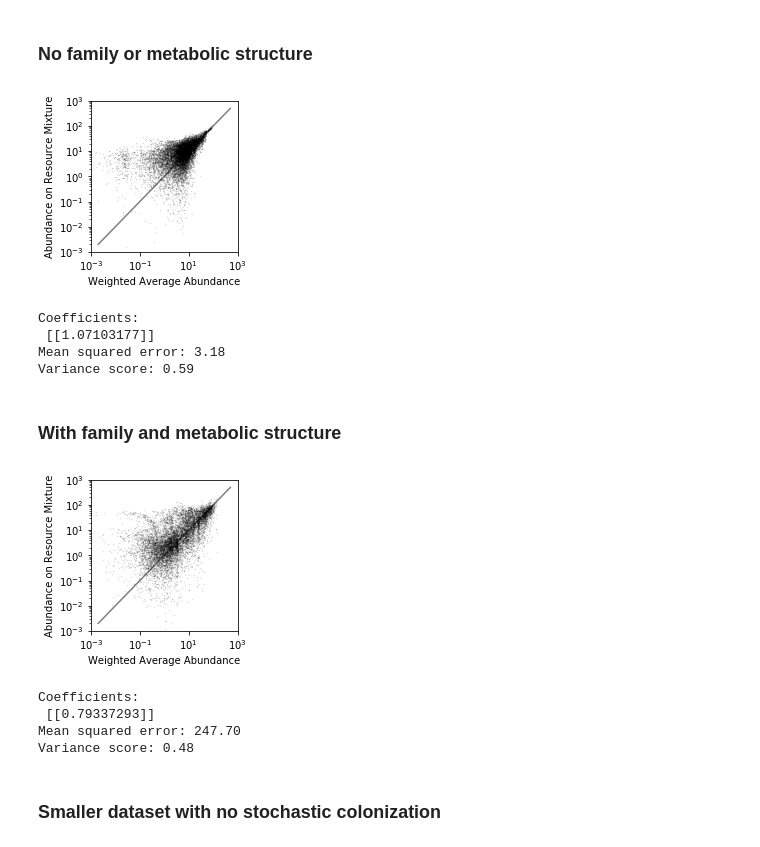
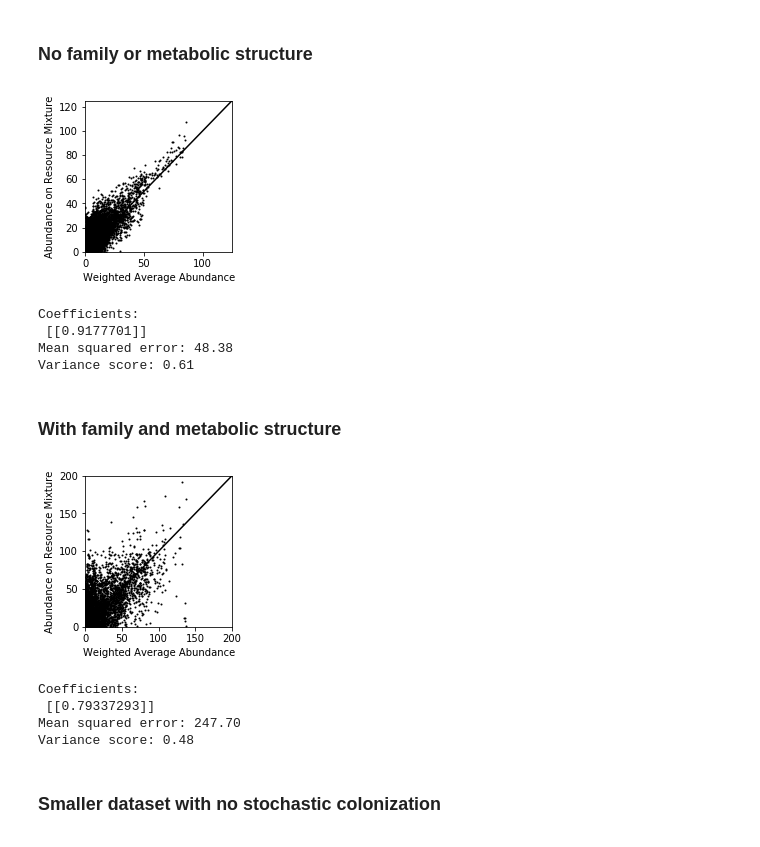
Before and after one commit to Emergent-Behaviors-in-Biology/microbiome-patterns, a Jupyter notebook: A Minimal Model for Microbial Biodiversity.ipynb, the cells around one changed output. Saved outputs shown, nothing was run; the diff lists cells and outputs as text; code cells hidden in the pictures.

Commit message:
updated data and figures
Former-commit-id: 6f2d65d17c5f3cbbfa09138916936ad5180970c6

```diff
--- a/A Minimal Model for Microbial Biodiversity.ipynb
+++ b/A Minimal Model for Microbial Biodiversity.ipynb
@@ -259,7 +191,7 @@ For these simulations, we focus on the role of the externally supplied nutrients
 with open('data/HMP_env_family.dat','rb') as f:
     N,R,params_1,R0,metadata = pickle.load(f)
 #Append information about resource mixtures
-alpha = np.linspace(0,1,300)
+alpha = np.linspace(0,1,int(round(len(N.T)/3)))
 metadata['alpha'] = np.hstack((alpha,alpha,alpha))
 #Remove failed runs
 composite = N.T.join(metadata).join(R0.T)
@@ -281,7 +213,7 @@ HMP.metadata=metadata
 with open('data/HMP_env.dat','rb') as f:
     N,R,params_1,R0,metadata = pickle.load(f)
 #Append information about resource mixtures
-alpha = np.linspace(0,1,300)
+alpha = np.linspace(0,1,int(round(len(N.T)/3)))
 metadata['alpha'] = np.hstack((alpha,alpha,alpha))
 #Remove failed runs
 composite = N.T.join(metadata).join(R0.T)
@@ -426,12 +352,12 @@ fig,ax=plt.subplots(figsize=(4.5,4))
 fig.subplots_adjust(left=0.2)
 k=0
 for name, group in groups:
-    group.plot.scatter('PC1','PC2',ax=ax,label=name,color = colors[k],s=5)
+    group.plot.scatter('PC1','PC2',ax=ax,label='Site '+str(k+1),color = colors[k],s=5)
     k+=1
 ax.set_xlabel('PC 1 ('+str(explained_variance[0])+'%)')
 ax.set_ylabel('PC 2 ('+str(explained_variance[1])+'%)')
 ax.legend()
-pdf = bpdf.PdfPages('../Plots/HMP_foodsource_JS_env.pdf')
+pdf = bpdf.PdfPages('Plots/HMP_foodsource_JS_env.pdf')
 pdf.savefig(fig)
 pdf.close()
 plt.show()
@@ -453,19 +379,19 @@ N = N.values[:,1:-1]
 fig,ax=plt.subplots(figsize=(3,3))
 fig.subplots_adjust(left=0.22,bottom=0.18)
 Nmin = 1e-3
-Nmax = 1e3
+Nmax = 125
 common = []
 for k in range(len(wells)-2):
     common.append(np.asarray(list(set(np.where(average[k]>0)[0]).intersection(set(np.where(N[:,k]>0)[0])))))
-    ax.scatter(average[k][common[k]],N[common[k],k],s=0.1,c='k',alpha=0.2)
-ax.plot([Nmin*2,Nmax/2],[Nmin*2,Nmax/2],'k',alpha=0.5)
-ax.set_xscale('log')
-ax.set_yscale('log')
+    ax.scatter(average[k][common[k]],N[common[k],k],s=1,c='k',alpha=1)
+ax.plot([Nmin,Nmax],[Nmin,Nmax],'k',alpha=1)
+#ax.set_xscale('log')
+#ax.set_yscale('log')
 ax.set_xlim([Nmin,Nmax])
 ax.set_ylim([Nmin,Nmax])
 ax.set_ylabel('Abundance on Resource Mixture')
 ax.set_xlabel('Weighted Average Abundance')
-pdf = bpdf.PdfPages('../Plots/HMP_additivity_nofamily.pdf')
+pdf = bpdf.PdfPages('Plots/HMP_additivity_nofamily.pdf')
 pdf.savefig(fig)
 pdf.close()
 plt.show()
@@ -496,11 +422,11 @@ print("Mean squared error: %.2f"
 # Explained variance score: 1 is perfect prediction
 print('Variance score: %.2f' % r2_score(N_mix_test, N_mix_pred))
 # %% [output]
-[figure, old version]
+[figure, new version]
 Coefficients:
- [[1.07103177]]
-Mean squared error: 3.18
-Variance score: 0.59
+ [[0.9177701]]
+Mean squared error: 48.38
+Variance score: 0.61
 # %% [markdown]
 ### With family and metabolic structure
 # %%
@@ -515,50 +441,50 @@ N = N.values[:,1:-1]
 fig,ax=plt.subplots(figsize=(3,3))
 fig.subplots_adjust(left=0.22,bottom=0.18)
 Nmin = 1e-3
-Nmax = 1e3
+Nmax = 200
 common = []
 for k in range(len(wells)-2):
     common.append(np.asarray(list(set(np.where(average[k]>0)[0]).intersection(set(np.where(N[:,k]>0)[0])))))
-    ax.scatter(average[k][common[k]],N[common[k],k],s=0.1,c='k',alpha=0.2)
-ax.plot([Nmin*2,Nmax/2],[Nmin*2,Nmax/2],'k',alpha=0.5)
-ax.set_xscale('log')
-ax.set_yscale('log')
+    ax.scatter(average[k][common[k]],N[common[k],k],s=1,c='k',alpha=1)
+ax.plot([Nmin,Nmax],[Nmin,Nmax],'k',alpha=1)
+#ax.set_xscale('log')
+#ax.set_yscale('log')
 ax.set_xlim([Nmin,Nmax])
 ax.set_ylim([Nmin,Nmax])
 ax.set_ylabel('Abundance on Resource Mixture')
 ax.set_xlabel('Weighted Average Abundance')
-pdf = bpdf.PdfPages('../Plots/HMP_additivity.pdf')
+pdf = bpdf.PdfPages('Plots/HMP_additivity.pdf')
 pdf.savefig(fig)
 pdf.close()
 plt.show()
 
 
 average_all = np.asarray([average[k][common[k][j]] for k in range(len(wells)-2) for j in range(len(common[k]))])
 mix_all = np.asarray([N[common[k][j],k] for k in range(len(wells)-2) for j in range(len(common[k]))])
 
 #train_sample = np.random.choice(list(range(len(average_all))),size=len(average_all))
 #test_sample = np.asarray(list(set(range(len(average_all))).difference(set(train_sample))))
 
 train_sample = test_sample = np.arange(len(average_all),dtype=int)
 N_average_train = average_all[train_sample][:,np.newaxis]
 N_mix_train = mix_all[train_sample][:,np.newaxis]
 N_average_test = average_all[test_sample][:,np.newaxis]
 N_mix_test = mix_all[test_sample][:,np.newaxis]
 # Create linear regression object
 regr = linear_model.LinearRegression()
 # Train the model using the training sets
 regr.fit(N_average_train, N_mix_train)
 # Make predictions using the testing set
 N_mix_pred = regr.predict(N_average_test)
 # The coefficients
 print('Coefficients: \n', regr.coef_)
 # The mean squared error
 print("Mean squared error: %.2f"
         % mean_squared_error(N_mix_test, N_mix_pred))
 # Explained variance score: 1 is perfect prediction
 print('Variance score: %.2f' % r2_score(N_mix_test, N_mix_pred))
 # %% [output]
-[figure, old version]
+[figure, new version]
 Coefficients:
  [[0.79337293]]
 Mean squared error: 247.70
```
Also changed, not shown: parts of 18 cells of this notebook, 24 other files.
